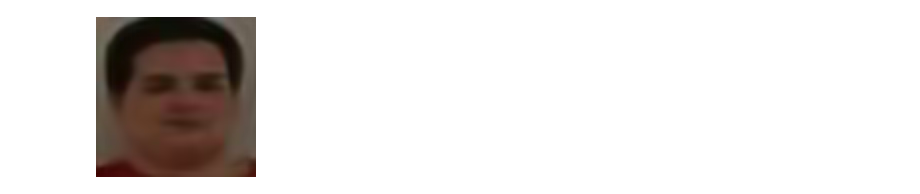
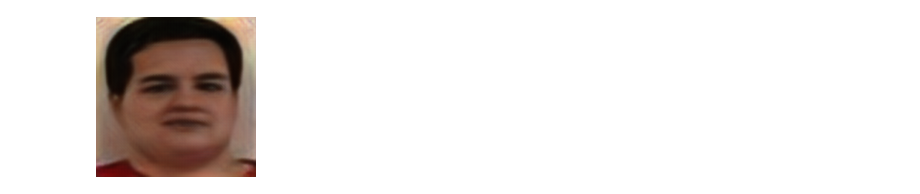
Before and after one commit to angelomenezes/Pytorch_Face_SR, a Jupyter notebook: eval/ICB-RW_Inception.ipynb, the cells around one changed output. Cells and saved outputs as stored; diff of their text form; code cells hidden in the pictures.

Commit message:
gan coord model

```diff
--- a/eval/ICB-RW_Inception.ipynb
+++ b/eval/ICB-RW_Inception.ipynb
@@ -33,8 +33,8 @@ if GPU_IN_USE:
     cudnn.benchmark = True
 
 device = torch.device('cuda' if GPU_IN_USE else 'cpu')
-#model_path = '../checkpoints/SRGAN_x4_epoch_30.pth'
-model_path = '../checkpoints/SubCNN_coord_x4_epoch_50.pth'
+model_path = '../checkpoints/SRGAN_FaceLoss_x4_epoch_28.pth'
+#model_path = '../checkpoints/SubCNN_coord_x4_epoch_50.pth'
 
 model = torch.load(model_path, map_location=lambda storage, loc: storage.cuda(0))
 model = model.to(device)
@@ -76,6 +76,7 @@ class SuperResolveDL:
         if self.channel == 3:
             out_img = out_img.transpose((1,2,0))
             out_img = Image.fromarray(np.uint8(out_img), mode='RGB')
+            out_img = out_img.resize((160,160), Image.BICUBIC)
 
         return out_img
 
@@ -100,10 +101,10 @@ def return_batch_embedding(imgs_path):
 # %%
 resnet = InceptionResnetV1(pretrained='vggface2').eval()
 # %%
-load_image = SuperResolveDL(model, size=160, channel=1, resize=False)
-load_image('/media/angelo/DATEN/Datasets/ICB-RW/Margin1.3_40/gallery/003_f.jpg')
+load_image = SuperResolveDL(model, size=2000, channel=3, resize=False)
+load_image('/media/angelo/DATEN/Datasets/ICB-RW/Margin1.3_56/gallery/003_f.jpg')
 # %% [output]
-[figure, old version]
+[figure, new version]
 # %%
 def l2_error(a,b):
     return sum((a-b)**2)
```
Also changed, not shown: parts of 4 cells of this notebook, 8 other files.
